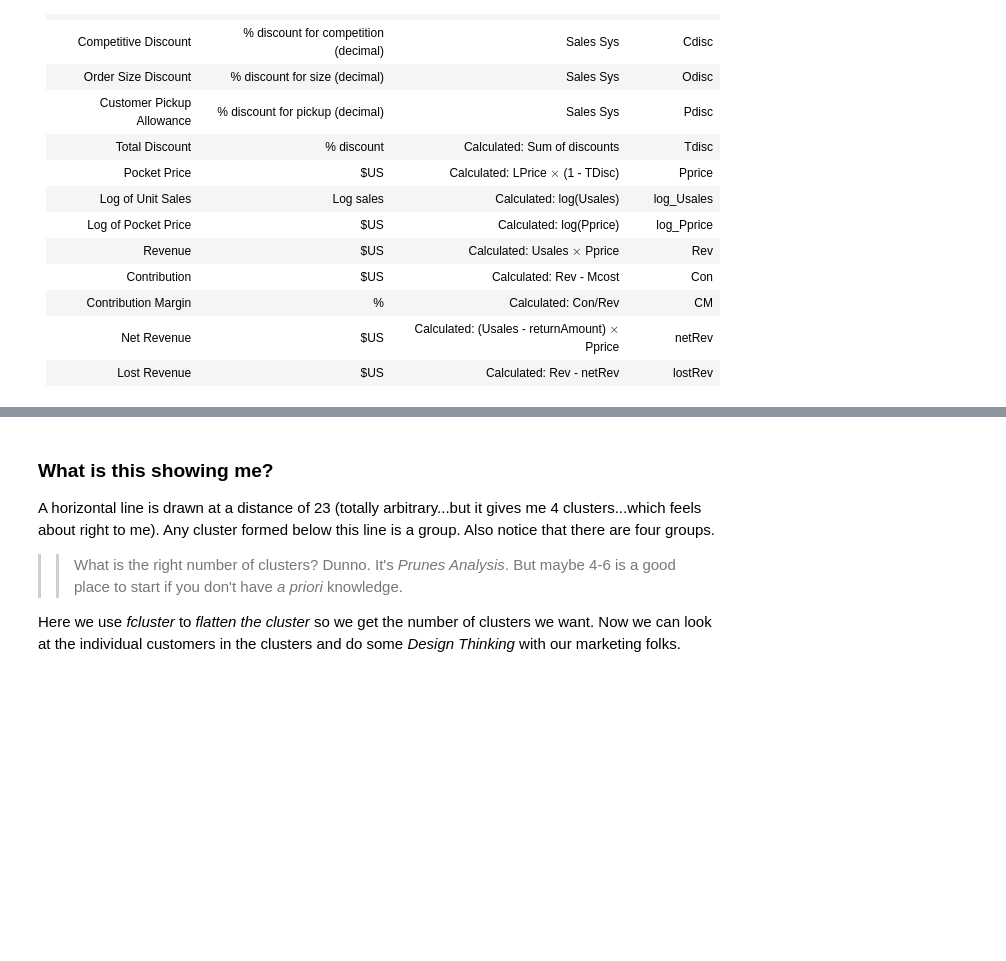
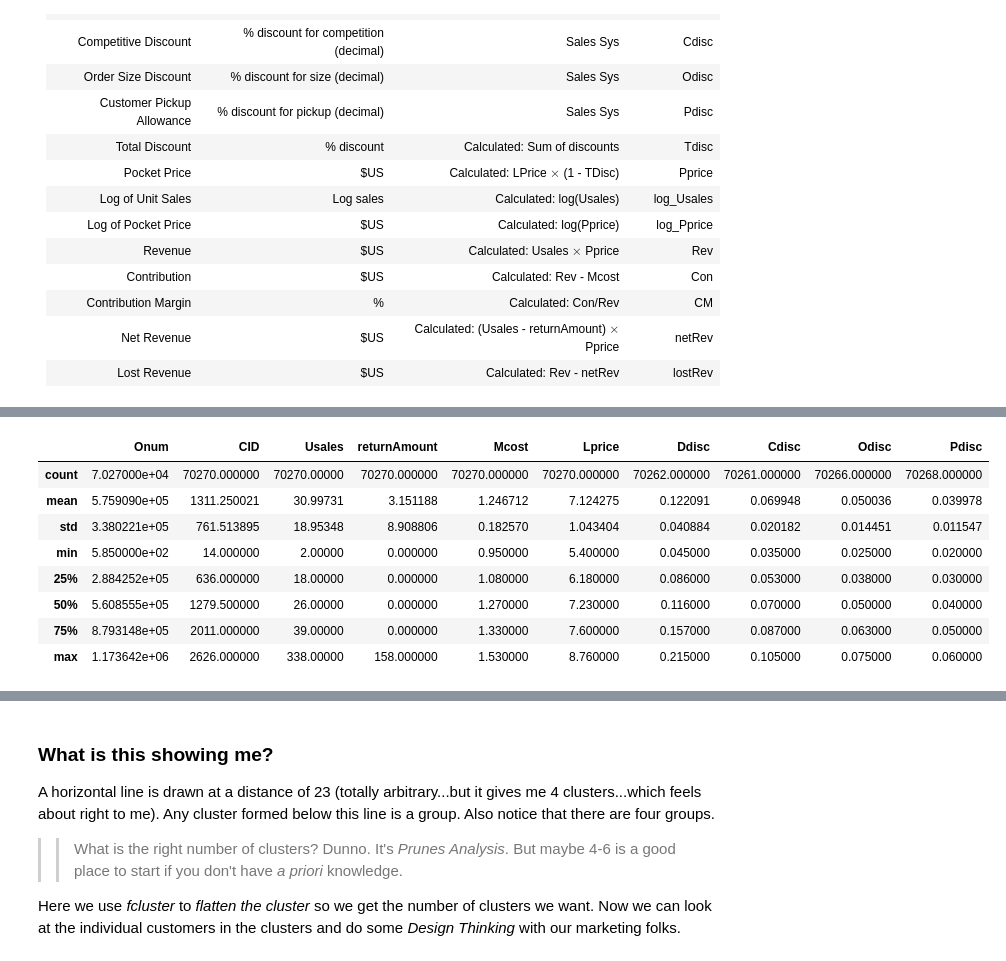
Before and after one commit to davew-msft/CustomerAnalytics, a Jupyter notebook: CustomerSegmentationAnalytics.ipynb, the cells around one changed output, grey strips where cells are left out. Drawn from its saved outputs; the diff is of its cells as text; code cells hidden in the pictures; blank space fills up the shorter version.

```diff
--- a/CustomerSegmentationAnalytics.ipynb
+++ b/CustomerSegmentationAnalytics.ipynb
@@ -365,0 +132,5 @@ for i in range( len( rec_lst ) ):
+# %%
+## Import the data.  The parse_dates argument says to
+## treat Tdate as a date object.
+dfOrders = pd.read_csv( datapath, parse_dates = [ 'Tdate' ] )
+dfOrders.head()
@@ -365,0 +144,15 @@ for i in range( len( rec_lst ) ):
+# %%
+# it's always best to do some basic data profiling.  This is really simple in python
+# this will only show the numeric columns
+
+dfOrders.describe()
+# %% [output]
+|  | Onum | CID | Usales | returnAmount | Mcost | Lprice | Ddisc | Cdisc | Odisc | Pdisc |
+| count | 7.027000e+04 | 70270.000000 | 70270.00000 | 70270.000000 | 70270.000000 | 70270.000000 | 70262.000000 | 70261.000000 | 70266.000000 | 70268.000000 |
+| mean | 5.759090e+05 | 1311.250021 | 30.99731 | 3.151188 | 1.246712 | 7.124275 | 0.122091 | 0.069948 | 0.050036 | 0.039978 |
+| std | 3.380221e+05 | 761.513895 | 18.95348 | 8.908806 | 0.182570 | 1.043404 | 0.040884 | 0.020182 | 0.014451 | 0.011547 |
+| min | 5.850000e+02 | 14.000000 | 2.00000 | 0.000000 | 0.950000 | 5.400000 | 0.045000 | 0.035000 | 0.025000 | 0.020000 |
+| 25% | 2.884252e+05 | 636.000000 | 18.00000 | 0.000000 | 1.080000 | 6.180000 | 0.086000 | 0.053000 | 0.038000 | 0.030000 |
+| 50% | 5.608555e+05 | 1279.500000 | 26.00000 | 0.000000 | 1.270000 | 7.230000 | 0.116000 | 0.070000 | 0.050000 | 0.040000 |
+| 75% | 8.793148e+05 | 2011.000000 | 39.00000 | 0.000000 | 1.330000 | 7.600000 | 0.157000 | 0.087000 | 0.063000 | 0.050000 |
+| max | 1.173642e+06 | 2626.000000 | 338.00000 | 158.000000 | 1.530000 | 8.760000 | 0.215000 | 0.105000 | 0.075000 | 0.060000 |
```
Also changed, not shown: parts of 54 cells of this notebook, 9 other files.
